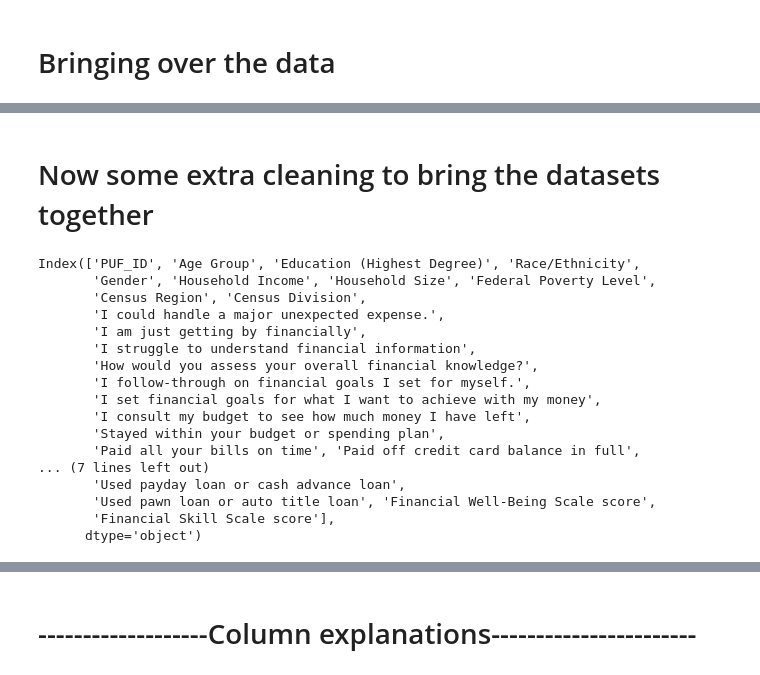
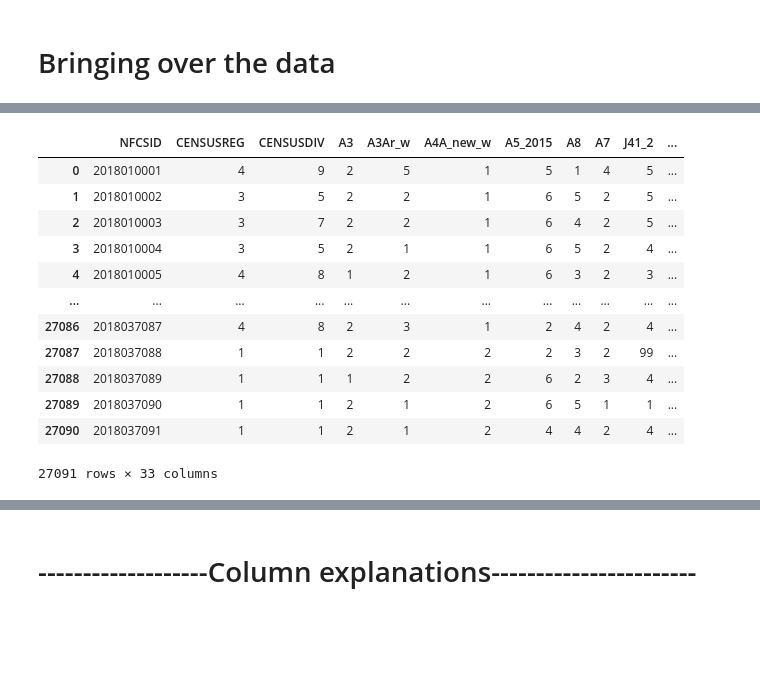
Before and after one commit to ds4a-team85/cohort2020-team-project, a Jupyter notebook: eda/Combined Exploratory Analysis.ipynb, the cells around one changed output, grey strips where cells are left out. Drawn from its saved outputs; the diff is of its cells as text; code cells hidden in the pictures; blank space fills up the shorter version.

```diff
--- a/eda/Combined Exploratory Analysis.ipynb
+++ b/eda/Combined Exploratory Analysis.ipynb
@@ -58,22 +13,16 @@ CFPB_MAPPED
-# %% [markdown]
-# Now some extra cleaning to bring the datasets together
-# %%
-CFPB_MAPPED.columns
-# %% [output]
-Index(['PUF_ID', 'Age Group', 'Education (Highest Degree)', 'Race/Ethnicity',
-       'Gender', 'Household Income', 'Household Size', 'Federal Poverty Level',
-       'Census Region', 'Census Division',
-       'I could handle a major unexpected expense.',
-       'I am just getting by financially',
-       'I struggle to understand financial information',
-       'How would you assess your overall financial knowledge?',
-       'I follow-through on financial goals I set for myself.',
-       'I set financial goals for what I want to achieve with my money',
-       'I consult my budget to see how much money I have left',
-       'Stayed within your budget or spending plan',
-       'Paid all your bills on time', 'Paid off credit card balance in full',
-... (7 lines left out)
-       'Used payday loan or cash advance loan',
-       'Used pawn loan or auto title loan', 'Financial Well-Being Scale score',
-       'Financial Skill Scale score'],
-      dtype='object')
+# %%
+FULL_FINRA_df
+# %% [output]
+|  | NFCSID | CENSUSREG | CENSUSDIV | A3 | A3Ar_w | A4A_new_w | A5_2015 | A8 | A7 | J41_2 | ... |
+| 0 | 2018010001 | 4 | 9 | 2 | 5 | 1 | 5 | 1 | 4 | 5 | ... |
+| 1 | 2018010002 | 3 | 5 | 2 | 2 | 1 | 6 | 5 | 2 | 5 | ... |
+| 2 | 2018010003 | 3 | 7 | 2 | 2 | 1 | 6 | 4 | 2 | 5 | ... |
+| 3 | 2018010004 | 3 | 5 | 2 | 1 | 1 | 6 | 5 | 2 | 4 | ... |
+| 4 | 2018010005 | 4 | 8 | 1 | 2 | 1 | 6 | 3 | 2 | 3 | ... |
+| ... | ... | ... | ... | ... | ... | ... | ... | ... | ... | ... | ... |
+| 27086 | 2018037087 | 4 | 8 | 2 | 3 | 1 | 2 | 4 | 2 | 4 | ... |
+| 27087 | 2018037088 | 1 | 1 | 2 | 2 | 2 | 2 | 3 | 2 | 99 | ... |
+| 27088 | 2018037089 | 1 | 1 | 1 | 2 | 2 | 6 | 2 | 3 | 4 | ... |
+| 27089 | 2018037090 | 1 | 1 | 2 | 1 | 2 | 6 | 5 | 1 | 1 | ... |
+| 27090 | 2018037091 | 1 | 1 | 2 | 1 | 2 | 4 | 4 | 2 | 4 | ... |
+27091 rows × 33 columns
```
Also changed, not shown: parts of 121 cells of this notebook, 1 other file.
